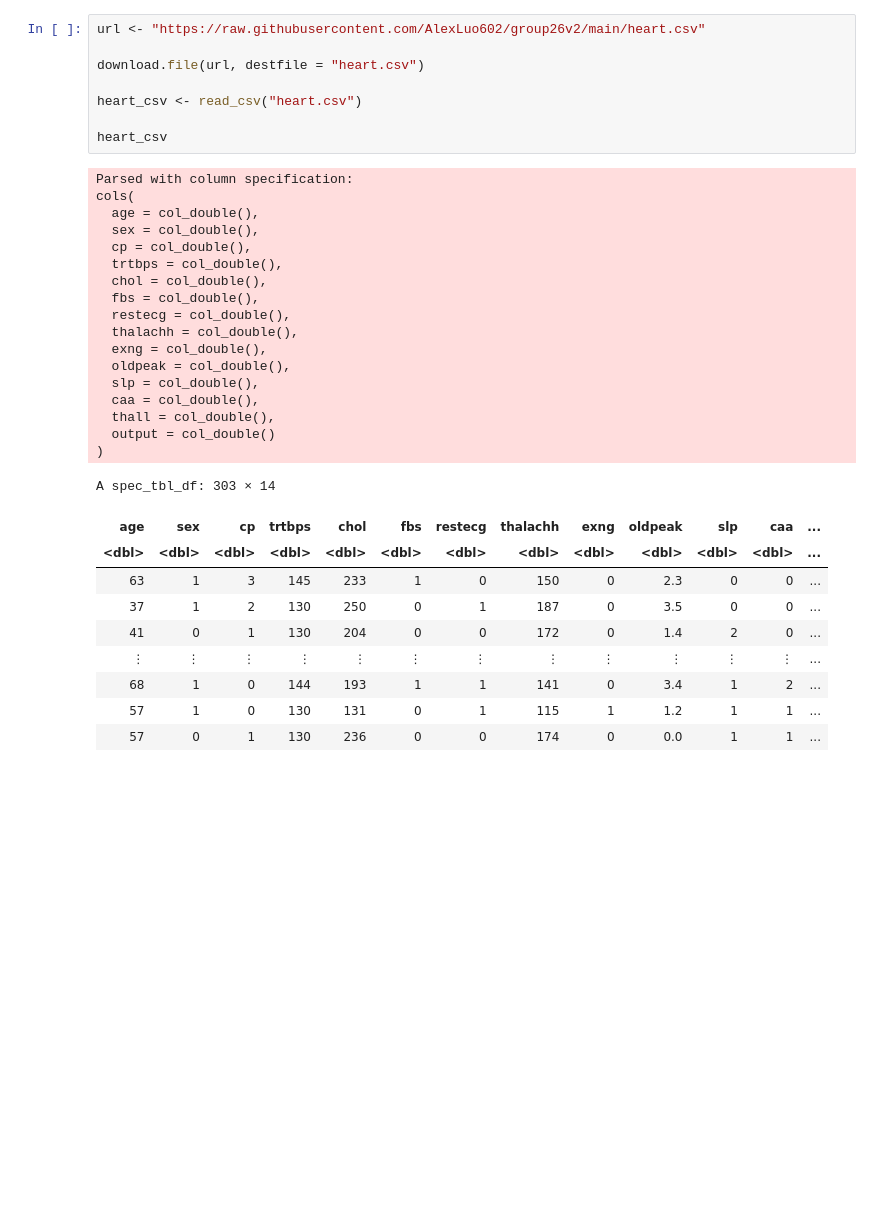
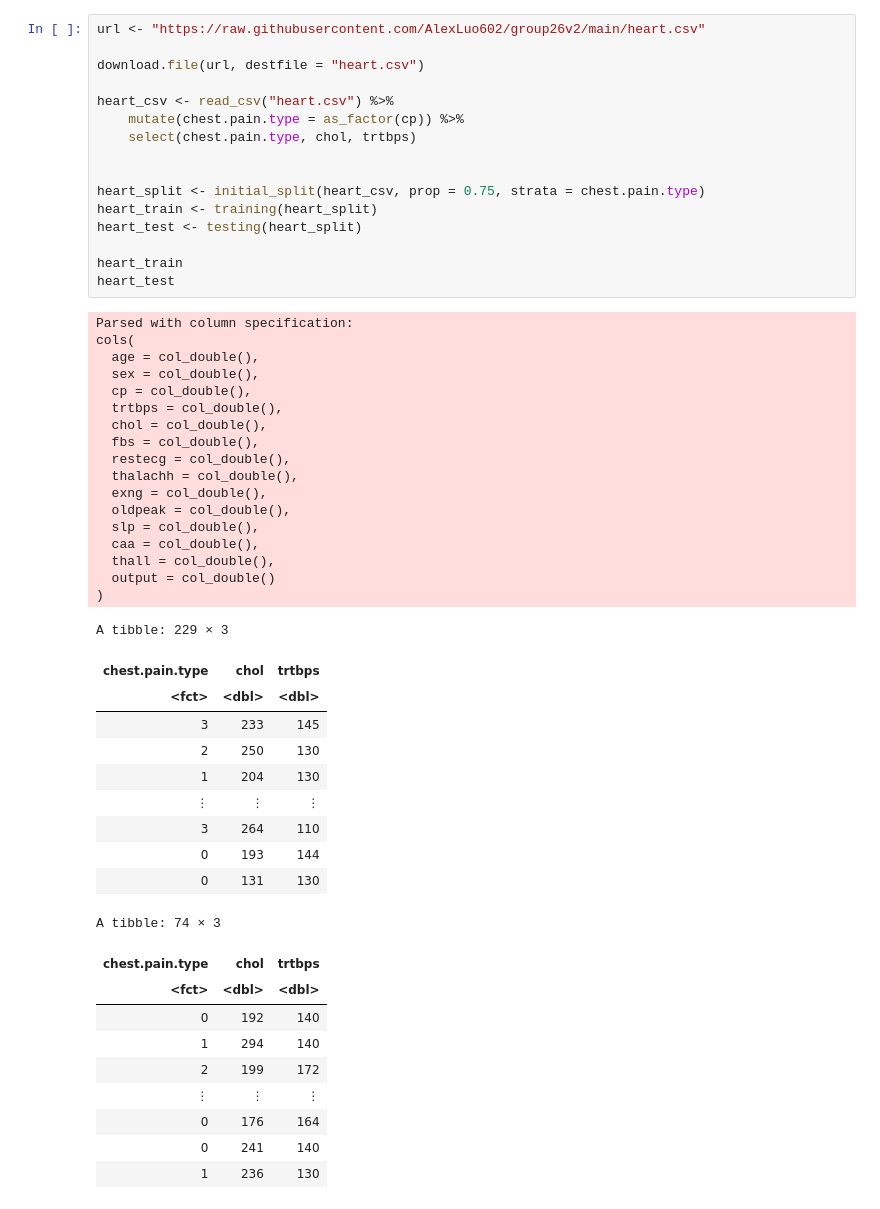
Before and after one commit to AlexLuo602/group26v2, a Jupyter notebook: Proposal.ipynb, the cells around one changed output. Saved outputs shown, nothing was run; the diff lists cells and outputs as text; blank space fills up the shorter version.

```diff
--- a/Proposal.ipynb
+++ b/Proposal.ipynb
@@ -29,36 +45,54 @@ ERROR: Error in file(filename, "r", encoding = encoding): cannot open the connec
 # %%
 url <- "https://raw.githubusercontent.com/AlexLuo602/group26v2/main/heart.csv"
 
 download.file(url, destfile = "heart.csv")
 
-heart_csv <- read_csv("heart.csv")
+heart_csv <- read_csv("heart.csv") %>%
+    mutate(chest.pain.type = as_factor(cp)) %>%
+    select(chest.pain.type, chol, trtbps)
 
-heart_csv
+
+heart_split <- initial_split(heart_csv, prop = 0.75, strata = chest.pain.type)
+heart_train <- training(heart_split)
+heart_test <- testing(heart_split)
+
+heart_train
+heart_test
 # %% [output]
 Parsed with column specification:
 cols(
   age = col_double(),
   sex = col_double(),
   cp = col_double(),
   trtbps = col_double(),
   chol = col_double(),
   fbs = col_double(),
   restecg = col_double(),
   thalachh = col_double(),
   exng = col_double(),
   oldpeak = col_double(),
   slp = col_double(),
   caa = col_double(),
   thall = col_double(),
   output = col_double()
 )
-A spec_tbl_df: 303 × 14
+A tibble: 229 × 3
-| age | sex | cp | trtbps | chol | fbs | restecg | thalachh | exng | oldpeak | slp | caa | ... |
-| <dbl> | <dbl> | <dbl> | <dbl> | <dbl> | <dbl> | <dbl> | <dbl> | <dbl> | <dbl> | <dbl> | <dbl> | ... |
-| 63 | 1 | 3 | 145 | 233 | 1 | 0 | 150 | 0 | 2.3 | 0 | 0 | ... |
-| 37 | 1 | 2 | 130 | 250 | 0 | 1 | 187 | 0 | 3.5 | 0 | 0 | ... |
-| 41 | 0 | 1 | 130 | 204 | 0 | 0 | 172 | 0 | 1.4 | 2 | 0 | ... |
-| ⋮ | ⋮ | ⋮ | ⋮ | ⋮ | ⋮ | ⋮ | ⋮ | ⋮ | ⋮ | ⋮ | ⋮ | ... |
-| 68 | 1 | 0 | 144 | 193 | 1 | 1 | 141 | 0 | 3.4 | 1 | 2 | ... |
-| 57 | 1 | 0 | 130 | 131 | 0 | 1 | 115 | 1 | 1.2 | 1 | 1 | ... |
-| 57 | 0 | 1 | 130 | 236 | 0 | 0 | 174 | 0 | 0.0 | 1 | 1 | ... |
+| chest.pain.type | chol | trtbps |
+| <fct> | <dbl> | <dbl> |
+| 3 | 233 | 145 |
+| 2 | 250 | 130 |
+| 1 | 204 | 130 |
+| ⋮ | ⋮ | ⋮ |
+| 3 | 264 | 110 |
+| 0 | 193 | 144 |
+| 0 | 131 | 130 |
+A tibble: 74 × 3
+| chest.pain.type | chol | trtbps |
+| <fct> | <dbl> | <dbl> |
+| 0 | 192 | 140 |
+| 1 | 294 | 140 |
+| 2 | 199 | 172 |
+| ⋮ | ⋮ | ⋮ |
+| 0 | 176 | 164 |
+| 0 | 241 | 140 |
+| 1 | 236 | 130 |
```
Also changed, not shown: parts of 16 cells of this notebook.
